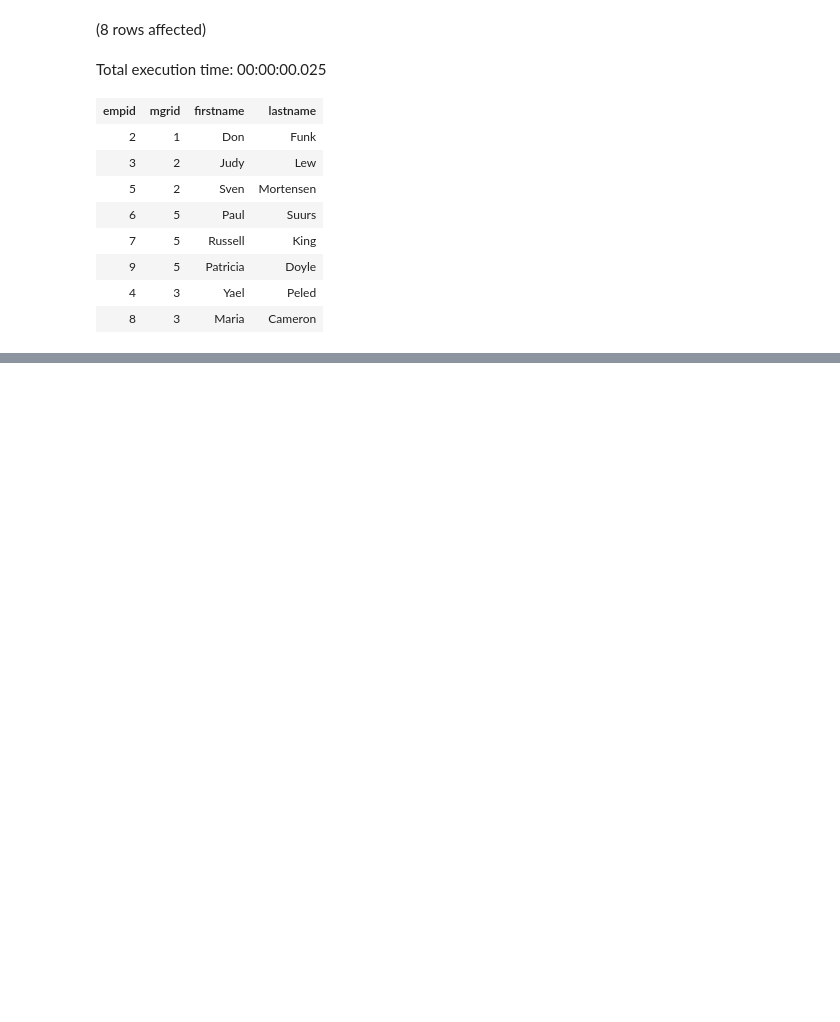
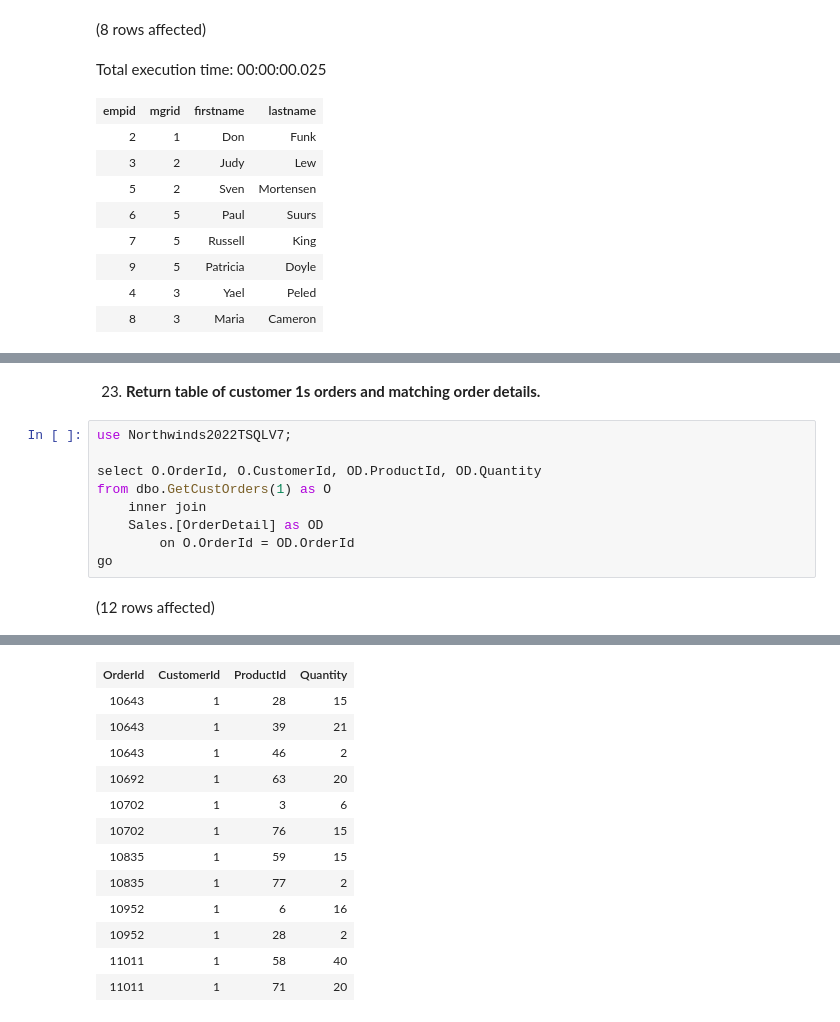
Before and after one commit to ryanmohamed/tsql_hw3, a Jupyter notebook: chapter5.ipynb, the cells around one changed output, grey strips where cells are left out. Cells and saved outputs as stored; diff of their text form; blank space fills up the shorter version.

```diff
--- a/chapter5.ipynb
+++ b/chapter5.ipynb
@@ -332,0 +652,13 @@ Total execution time: 00:00:00.025
+# %% [markdown]
+23) **Return table of customer 1s orders and matching order details.**
+# %%
+use Northwinds2022TSQLV7;
+
+select O.OrderId, O.CustomerId, OD.ProductId, OD.Quantity
+from dbo.GetCustOrders(1) as O
+    inner join
+    Sales.[OrderDetail] as OD
+        on O.OrderId = OD.OrderId
+go
+# %% [output]
+(12 rows affected)
@@ -332,0 +666,13 @@ Total execution time: 00:00:00.025
+| OrderId | CustomerId | ProductId | Quantity |
+| 10643 | 1 | 28 | 15 |
+| 10643 | 1 | 39 | 21 |
+| 10643 | 1 | 46 | 2 |
+| 10692 | 1 | 63 | 20 |
+| 10702 | 1 | 3 | 6 |
+| 10702 | 1 | 76 | 15 |
+| 10835 | 1 | 59 | 15 |
+| 10835 | 1 | 77 | 2 |
+| 10952 | 1 | 6 | 16 |
+| 10952 | 1 | 28 | 2 |
+| 11011 | 1 | 58 | 40 |
+| 11011 | 1 | 71 | 20 |
```
Also changed, not shown: parts of 22 cells of this notebook.
